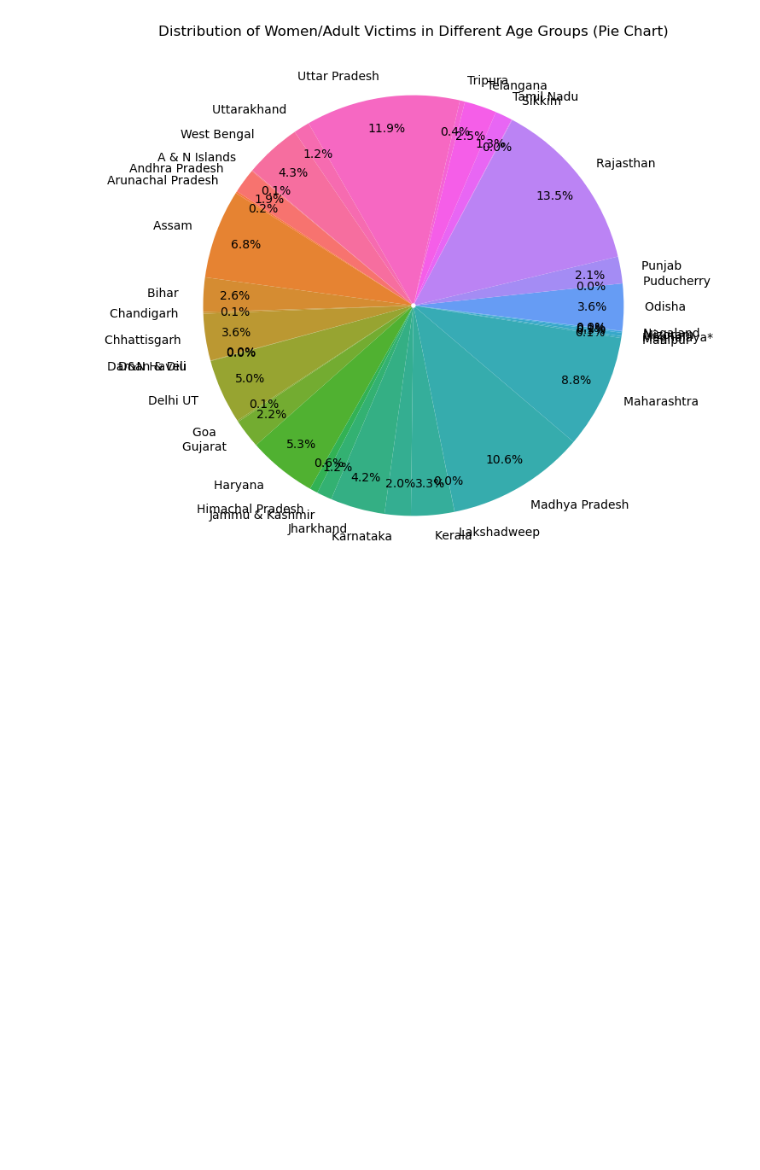
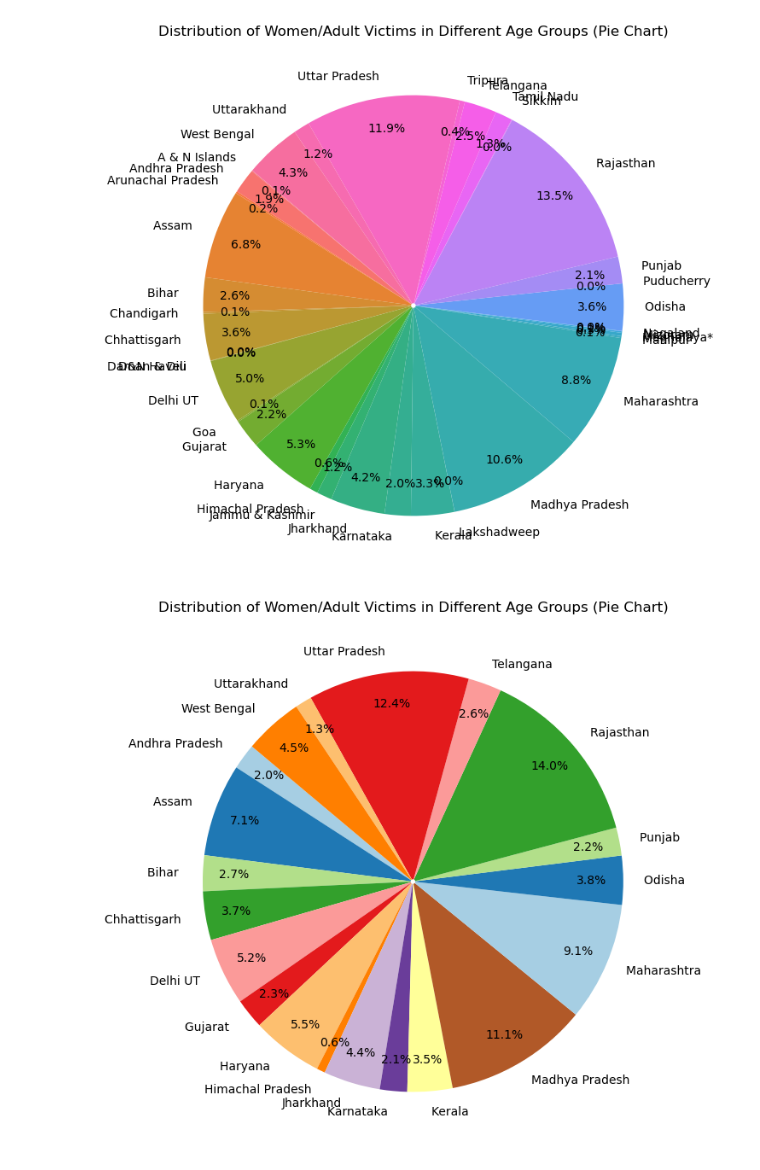
Before and after one commit to RajeevG187/Breaking-The-Scilence, a Jupyter notebook: DS250_project_EDA.ipynb, the cells around one changed output. Cells and saved outputs as stored; diff of their text form; code cells hidden in the pictures; blank space fills up the shorter version.

```diff
--- a/DS250_project_EDA.ipynb
+++ b/DS250_project_EDA.ipynb
@@ -279,3 +312,28 @@ plt.title('Distribution of Women/Adult Victims in Different Age Groups (Pie Char
 plt.show()
 # %% [output]
 [figure]
+# %%
+#Pie chart
+age_group_data = Rape_under_Different_age_groups_2018.sort_values(by ='Total Victims ', ascending=False)
+# Calculate the distribution of women/adult victims in different age groups
+age_group_data = age_group_data.head(20)
+age_group_distribution = age_group_data.groupby('State/UT ').sum()
+
+# Define a custom color palette
+custom_palette = sns.color_palette("Paired", len(age_group_distribution))
+
+# Plot a pie chart with custom colors and adjusted percentage position
+plt.figure(figsize=(12, 8))
+plt.pie(age_group_distribution['Total Women / Adult Victims(Above 18)'],
+        labels=age_group_distribution.index,
+        autopct=lambda p: '{:.1f}%'.format(p),
+        startangle=140,
+        pctdistance=0.85,
+        colors=custom_palette)
+# Adjust the position of the percentage values outside the pie chart
+plt.gca().add_artist(plt.Circle((0, 0), 0.011, fc='white'))
+
+plt.title('Distribution of Women/Adult Victims in Different Age Groups (Pie Chart)')
+plt.show()
+# %% [output]
+[figure, added]
```
Also changed, not shown: parts of 7 cells of this notebook.
